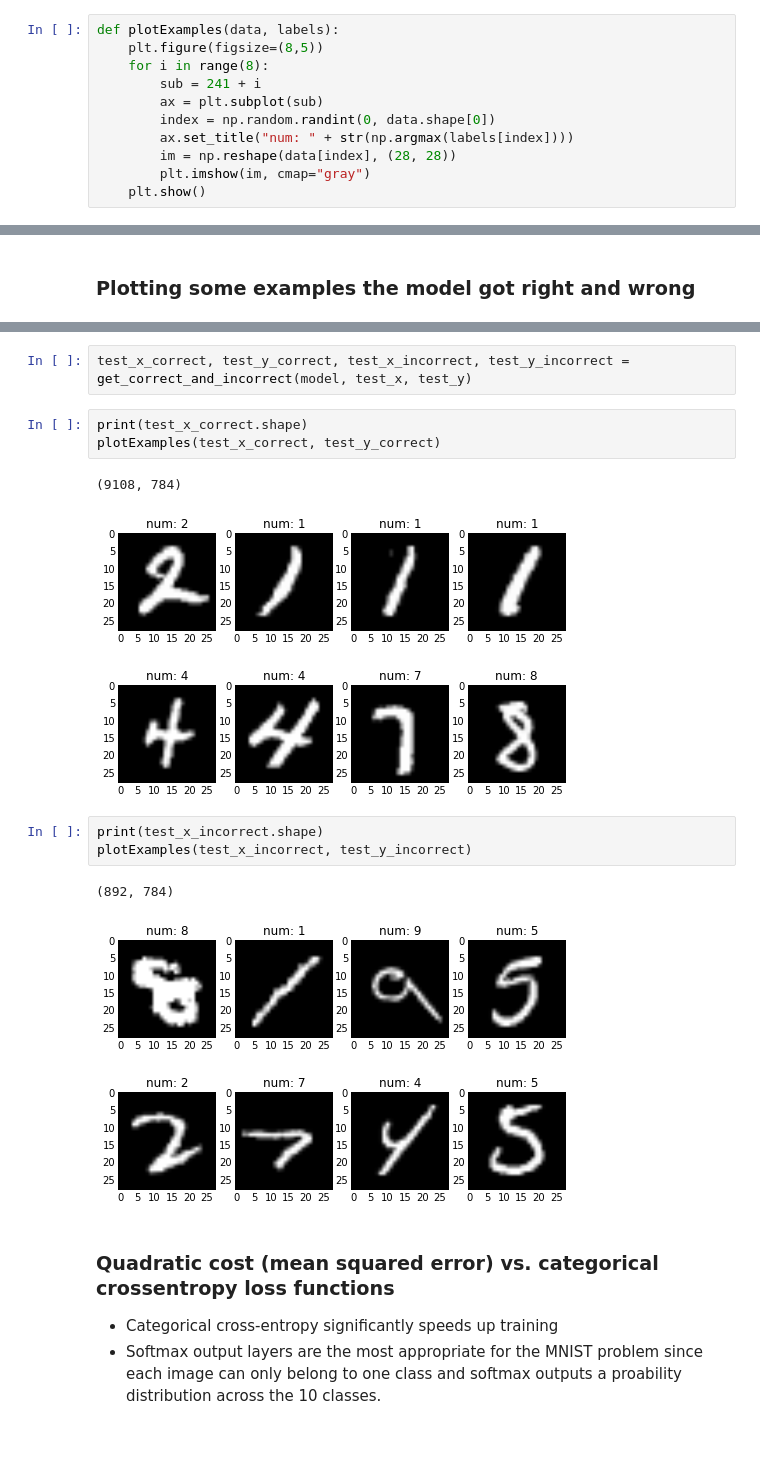
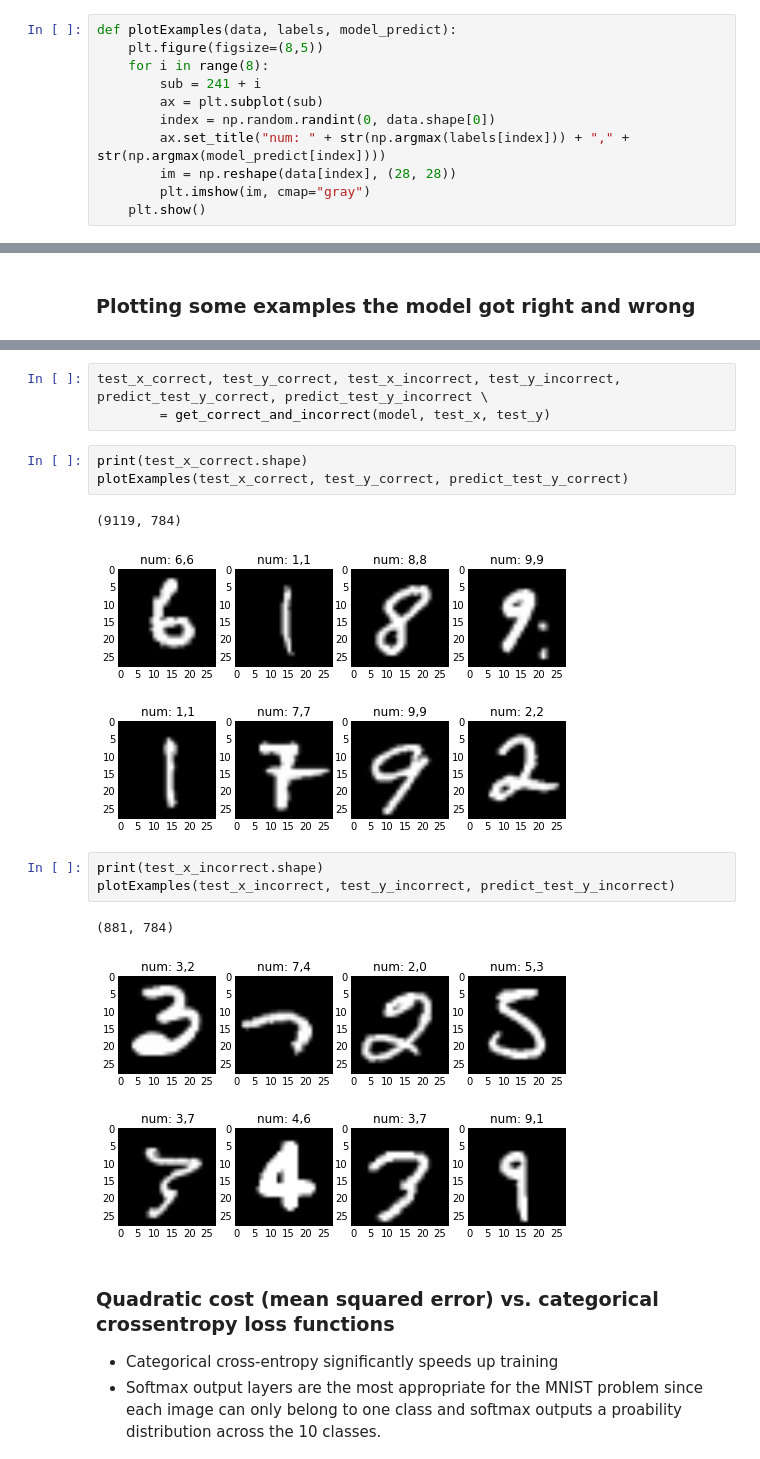
Before and after one commit to lgraesser/Intro-to-Neural-Networks-O-Reilly-AI, a Jupyter notebook: KerasIntro_Basics.ipynb, the cells around one changed output, grey strips where cells are left out. Cells and saved outputs as stored; diff of their text form.

```diff
--- a/KerasIntro_Basics.ipynb
+++ b/KerasIntro_Basics.ipynb
@@ -46,13 +46,13 @@ Short training data size
 (20000, 784)
 (20000, 10)
 # %%
-def plotExamples(data, labels):
+def plotExamples(data, labels, model_predict):
     plt.figure(figsize=(8,5))
     for i in range(8):
         sub = 241 + i
         ax = plt.subplot(sub)
         index = np.random.randint(0, data.shape[0])
-        ax.set_title("num: " + str(np.argmax(labels[index])))
+        ax.set_title("num: " + str(np.argmax(labels[index])) + "," + str(np.argmax(model_predict[index])))
         im = np.reshape(data[index], (28, 28))
         plt.imshow(im, cmap="gray")
     plt.show()
@@ -226,17 +232,18 @@ def get_correct_and_incorrect(model, test_x, test_y):
 # %%
-test_x_correct, test_y_correct, test_x_incorrect, test_y_incorrect = get_correct_and_incorrect(model, test_x, test_y)
+test_x_correct, test_y_correct, test_x_incorrect, test_y_incorrect, predict_test_y_correct, predict_test_y_incorrect \
+        = get_correct_and_incorrect(model, test_x, test_y)
 # %%
 print(test_x_correct.shape)
-plotExamples(test_x_correct, test_y_correct)
+plotExamples(test_x_correct, test_y_correct, predict_test_y_correct)
 # %% [output]
-(9108, 784)
+(9119, 784)
-[figure, old version]
+[figure, new version]
 # %%
 print(test_x_incorrect.shape)
-plotExamples(test_x_incorrect, test_y_incorrect)
+plotExamples(test_x_incorrect, test_y_incorrect, predict_test_y_incorrect)
 # %% [output]
-(892, 784)
+(881, 784)
-[figure, old version]
+[figure, new version]
 # %% [markdown]
 ### Quadratic cost (mean squared error) vs. categorical crossentropy loss functions
 - Categorical cross-entropy significantly speeds up training
```
Also changed, not shown: parts of 23 cells of this notebook, 1 other file.
